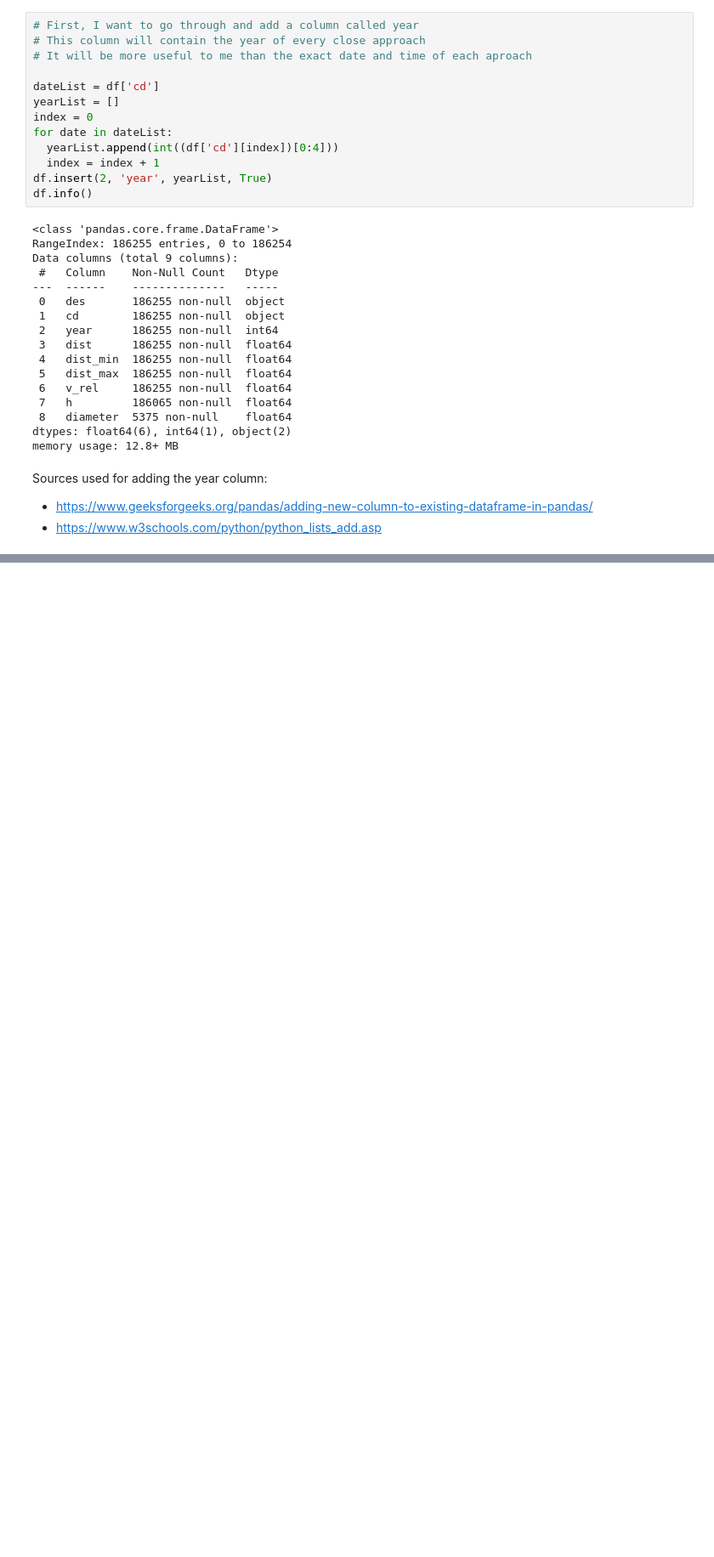
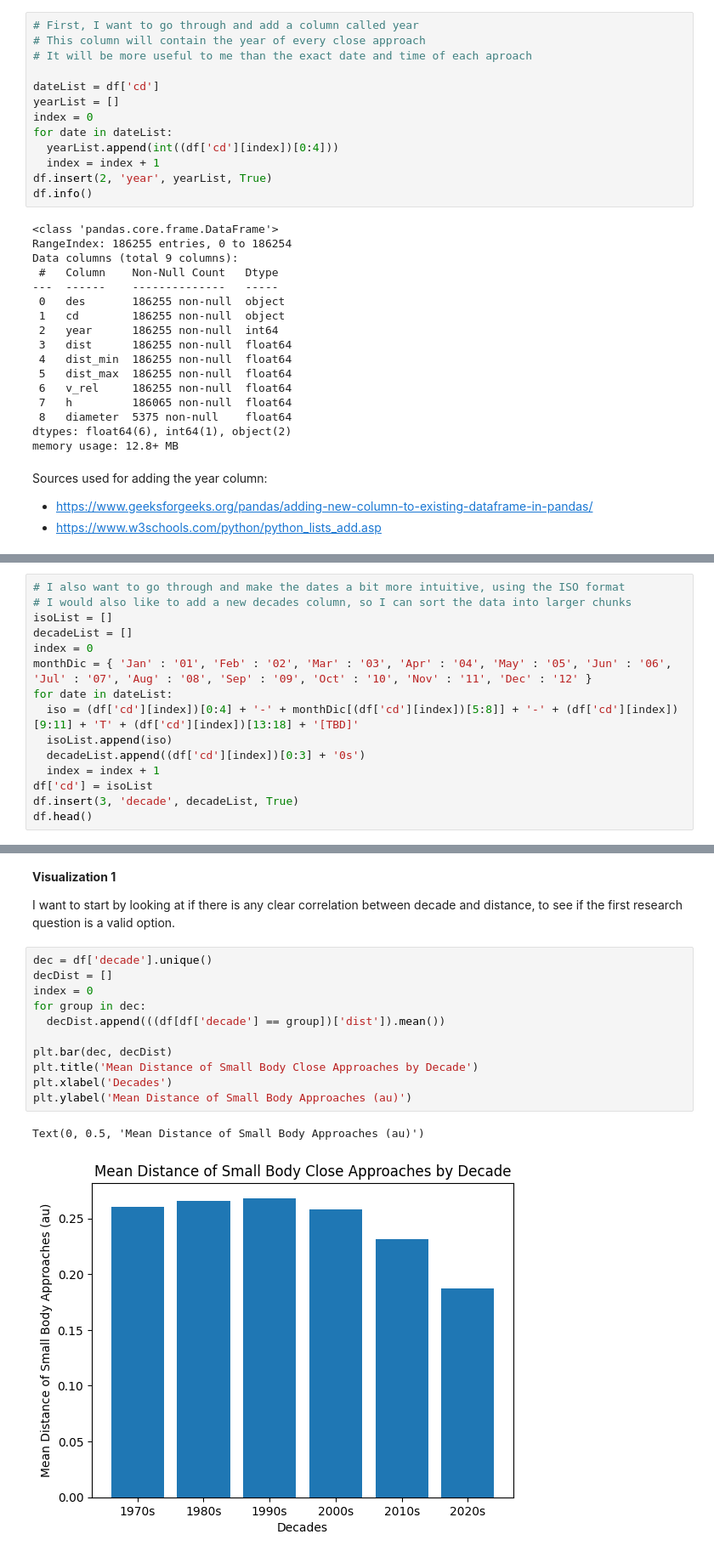
Before and after one commit to benteMarij/DSRP-Small-Body-Close-Approaches-BMdZ, a Jupyter notebook: BMdZ_DSRP_Colab_Small_Body_Close_Approaches.ipynb, the cells around one changed output, grey strips where cells are left out. Shown at 85% size. Drawn from its saved outputs; the diff is of its cells as text; blank space fills up the shorter version.

```diff
--- a/BMdZ_DSRP_Colab_Small_Body_Close_Approaches.ipynb
+++ b/BMdZ_DSRP_Colab_Small_Body_Close_Approaches.ipynb
@@ -161,0 +159,15 @@ Sources used for adding the year column:
+# %%
+# I also want to go through and make the dates a bit more intuitive, using the ISO format
+# I would also like to add a new decades column, so I can sort the data into larger chunks
+isoList = []
+decadeList = []
+index = 0
+monthDic = { 'Jan' : '01', 'Feb' : '02', 'Mar' : '03', 'Apr' : '04', 'May' : '05', 'Jun' : '06', 'Jul' : '07', 'Aug' : '08', 'Sep' : '09', 'Oct' : '10', 'Nov' : '11', 'Dec' : '12' }
+for date in dateList:
+  iso = (df['cd'][index])[0:4] + '-' + monthDic[(df['cd'][index])[5:8]] + '-' + (df['cd'][index])[9:11] + 'T' + (df['cd'][index])[13:18] + '[TBD]'
+  isoList.append(iso)
+  decadeList.append((df['cd'][index])[0:3] + '0s')
+  index = index + 1
+df['cd'] = isoList
+df.insert(3, 'decade', decadeList, True)
+df.head()
@@ -161,0 +183,18 @@ Sources used for adding the year column:
+# %% [markdown]
+**Visualization 1**
+
+I want to start by looking at if there is any clear correlation between decade and distance, to see if the first research question is a valid option.
+# %%
+dec = df['decade'].unique()
+decDist = []
+index = 0
+for group in dec:
+  decDist.append(((df[df['decade'] == group])['dist']).mean())
+
+plt.bar(dec, decDist)
+plt.title('Mean Distance of Small Body Close Approaches by Decade')
+plt.xlabel('Decades')
+plt.ylabel('Mean Distance of Small Body Approaches (au)')
+# %% [output]
+Text(0, 0.5, 'Mean Distance of Small Body Approaches (au)')
+[figure, added]
```
Also changed, not shown: parts of 11 cells of this notebook.
